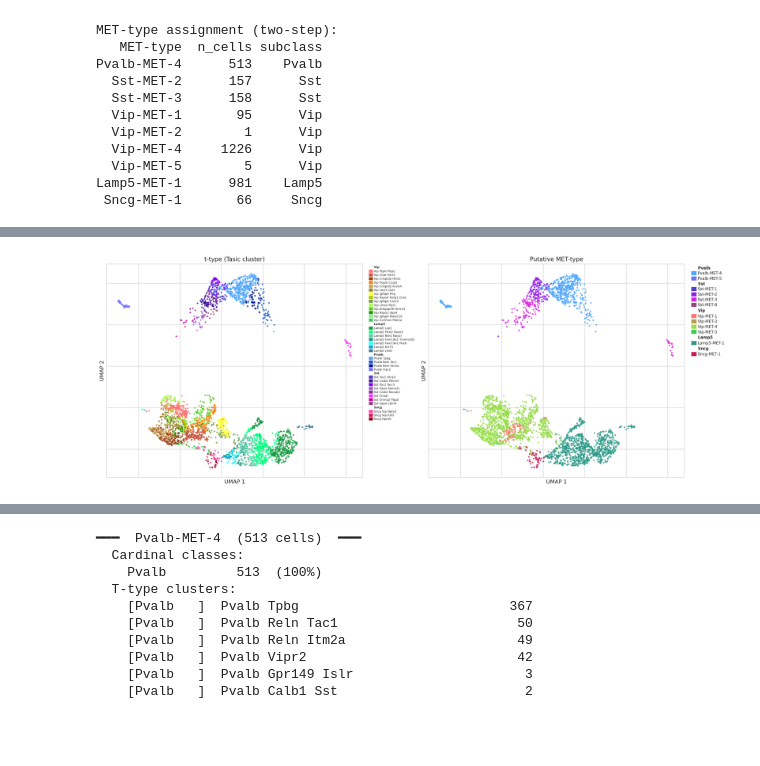
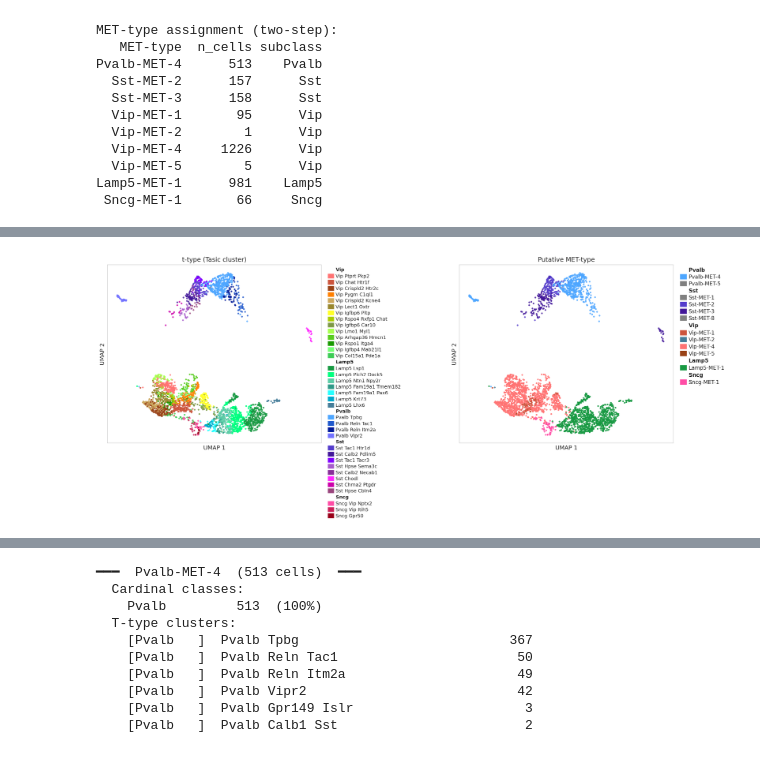
Before and after one commit to sternj98/allen-scRNAseq-analysis, a Jupyter notebook: notebooks/met_reference.ipynb, the cells around one changed output, grey strips where cells are left out. Drawn from its saved outputs; the diff is of its cells as text; code cells hidden in the pictures.

Commit message:
figures for gord mtg

```diff
--- a/notebooks/met_reference.ipynb
+++ b/notebooks/met_reference.ipynb
@@ -476,8 +476,8 @@ Lamp5-MET-1      981    Lamp5
  Sncg-MET-1       66     Sncg
 # %%
 import matplotlib.patches as mpatches
-from matplotlib.colors import LinearSegmentedColormap
-# from visualization import varibow
+import matplotlib.colors as mcolors
+from visualization import varibow
 
 obs = adata_l23_inh.obs[['subclass', 'cluster', 'met_type_pred']].copy()
 
@@ -496,38 +496,71 @@ cluster_order = []
 for sc in subclass_order:
     cluster_order.extend(obs.loc[obs['subclass'] == sc, 'cluster'].value_counts().index.tolist())
 
+# varibow returns hex strings — keep them as-is for cluster_color
 palette_cl    = varibow(len(cluster_order))
 cluster_color = {c: palette_cl[i] for i, c in enumerate(cluster_order)}
-colors_left   = np.array([cluster_color[c] for c in obs['cluster']])
+colors_left   = [cluster_color[c] for c in obs['cluster']]
 
-# ── Right panel: MET-type colors sampled from the same subclass color bands ───
-# For each subclass, identify which slice of palette_cl it occupies,
-# then interpolate that color range to assign one color per MET type.
-sc_palette_range = {}
-i = 0
-for sc in subclass_order:
-    n = sum(1 for c in cluster_order if cluster_to_subclass[c] == sc)
-    sc_palette_range[sc] = np.array(palette_cl[i:i + n])
-    i += n
-
+# ── Right panel: MET-type colors matched to best-corresponding T-type ─────────
 met_order = []
-met_color  = {}
 for sc in SUBCLASS_ORDER_MET:
     mets = sorted(
         [m for m in met_ref.index if m.startswith(sc + '-')],
         key=lambda x: int(x.split('-MET-')[1]),
     )
     met_order.extend(mets)
-    if not mets or sc not in sc_palette_range or len(sc_palette_range[sc]) == 0:
-        for m in mets:
-            met_color[m] = np.array([0.5, 0.5, 0.5])
-        continue
 
-    sc_colors = sc_palette_range[sc]
-    cmap = LinearSegmentedColormap.from_list('', sc_colors)
-    positions = [0.5] if len(mets) == 1 else np.linspace(0, 1, len(mets))
-    for m, pos in zip(mets, positions):
-        met_color[m] = np.array(cmap(pos)[:3])
+# Contingency table: T-type cluster × MET type (cell counts)
+contingency = pd.crosstab(obs['cluster'], obs['met_type_pred'])
+
+# For each MET type, rank valid clusters by cell count (descending)
+met_ranked_clusters = {}
+for met in met_order:
+    if met in contingency.columns:
+        ranked = (contingency[met]
+                  .reindex([c for c in cluster_order if c in contingency.index], fill_value=0)
+                  .sort_values(ascending=False)
+                  .index.tolist())
+    else:
+        ranked = []
+    met_ranked_clusters[met] = ranked
+
+# Priority: MET type with the strongest top-cluster signal gets first pick
+def _top_count(met):
+    clusters = met_ranked_clusters[met]
+    if not clusters or met not in contingency.columns:
+        return 0
+    return contingency[met].get(clusters[0], 0)
+
+met_by_priority = sorted(met_order, key=lambda m: -_top_count(m))
+
+# Greedy assignment: each MET (in priority order) claims its best unclaimed cluster
+assigned_cluster = {}
+claimed = set()
+
+for met in met_by_priority:
+    for cluster in met_ranked_clusters[met]:
+        if cluster not in claimed and cluster in cluster_color:
+            assigned_cluster[met] = cluster
+            claimed.add(cluster)
+            break
+    else:
+        assigned_cluster[met] = None  # no unclaimed cluster — grey fallback
+
+print('MET-type → T-type color assignment:')
+for met in met_order:
+    cl = assigned_cluster.get(met)
+    cnt = (contingency[met].get(cl, 0) if met in contingency.columns and cl else 0)
+    print(f'  {met:<20s} → {str(cl):<40s} ({cnt} cells)')
+
+# Convert hex → float RGB only when building met_color
+met_color = {}
+for met in met_order:
+    cl = assigned_cluster.get(met)
+    if cl and cl in cluster_color:
+        met_color[met] = np.array(mcolors.to_rgb(cluster_color[cl]))
+    else:
+        met_color[met] = np.array([0.5, 0.5, 0.5])
 
 colors_right = np.array([met_color[m] for m in obs['met_type_pred']])
 
@@ -543,12 +576,14 @@ for ax, colors, title in zip(
     [colors_left, colors_right],
     ['t-type (Tasic cluster)', 'Putative MET-type'],
 ):
-    ax.scatter(umap[idx, 0], umap[idx, 1], c=colors[idx], **scatter_kw)
+    # np.array() converts hex list to object array for indexing; float array passes through
+    ax.scatter(umap[idx, 0], umap[idx, 1], c=np.array(colors)[idx], **scatter_kw)
     ax.set_xlabel('UMAP 1', fontsize=11)
     ax.set_ylabel('UMAP 2', fontsize=11)
     ax.set_title(title, fontsize=12)
     ax.set_aspect('equal')
     ax.tick_params(left=False, bottom=False, labelleft=False, labelbottom=False)
+    ax.grid(False)
 
 # Left legend: clusters grouped by subclass
 handles_left = []
@@ -557,10 +592,10 @@ for sc in subclass_order:
     for c in [c for c in cluster_order if cluster_to_subclass[c] == sc]:
         handles_left.append(mpatches.Patch(color=cluster_color[c], label=c))
 axes[0].legend(handles=handles_left, bbox_to_anchor=(1.02, 1), loc='upper left',
-               fontsize=6, frameon=False, handlelength=1.2, handleheight=1.0,
+               fontsize=9, frameon=False, handlelength=1.2, handleheight=1.0,
                borderpad=0, labelspacing=0.3)
 
-# Right legend: MET types grouped by subclass, same color band as left
+# Right legend: MET types grouped by subclass
 handles_right = []
 for sc in SUBCLASS_ORDER_MET:
     mets = [m for m in met_order if m.startswith(sc + '-')]
@@ -570,7 +605,7 @@ for sc in SUBCLASS_ORDER_MET:
     for m in mets:
         handles_right.append(mpatches.Patch(color=met_color[m], label=m))
 axes[1].legend(handles=handles_right, bbox_to_anchor=(1.02, 1), loc='upper left',
-               fontsize=8, frameon=False, handlelength=1.2, handleheight=1.0,
+               fontsize=10, frameon=False, handlelength=1.2, handleheight=1.0,
                borderpad=0, labelspacing=0.3)
 
 plt.tight_layout()
@@ -579 +627 @@ plt.show()
-[figure, old version]
+[figure, new version]
```
Also changed, not shown: parts of 5 cells of this notebook, 4 other files.
